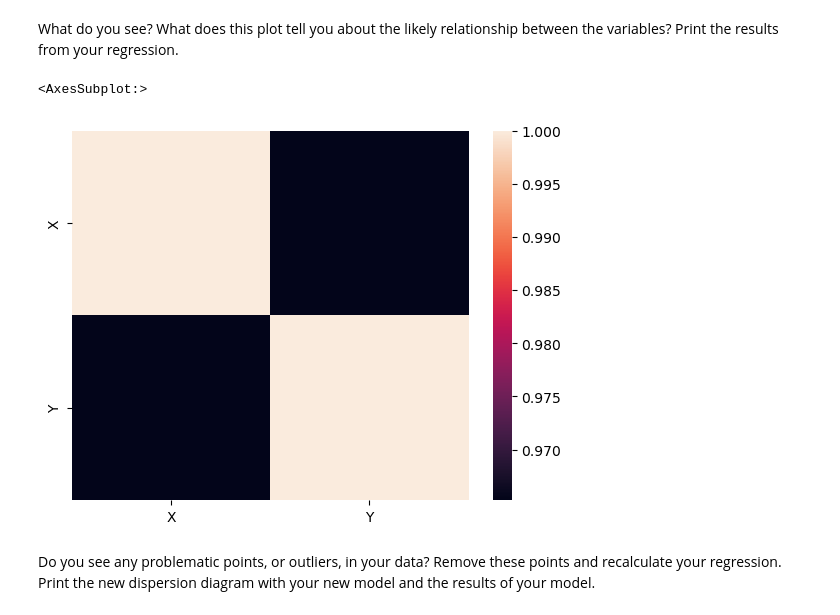
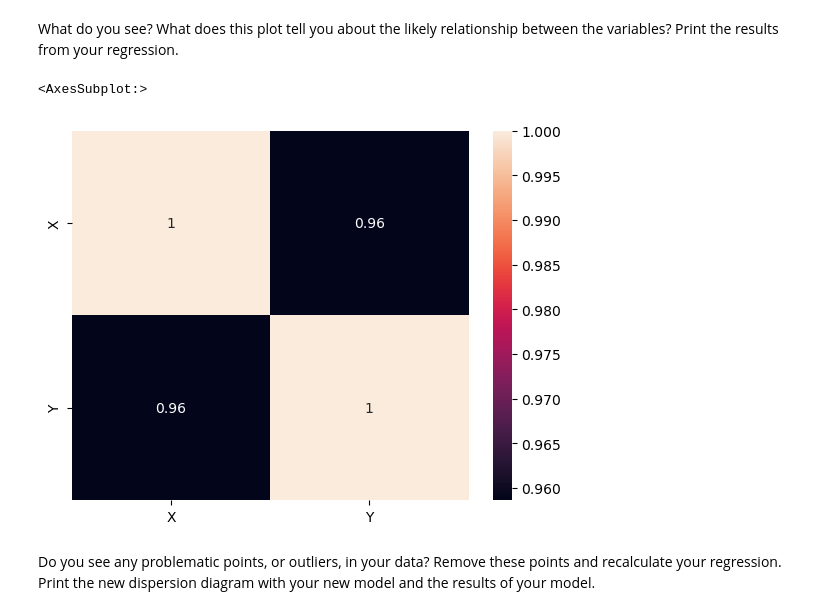
Before and after one commit to Ironhack-Data-Madrid-Enero-2023/7.3-lab_regression_analysis, a Jupyter notebook: your-code.ipynb, the cells around one changed output. Saved outputs shown, nothing was run; the diff lists cells and outputs as text; code cells hidden in the pictures.

```diff
--- a/your-code.ipynb
+++ b/your-code.ipynb
@@ -215,11 +215,11 @@ What do you see? What does this plot tell you about the likely relationship betw
 # %%
 # Si que hay una correlación
 #voy a imprimir la matriz de correlación
 
-sns.heatmap(party.corr())
+sns.heatmap(party.corr(), annot=True)
 # %% [output]
 <AxesSubplot:>
-[figure, old version]
+[figure, new version]
 # %% [markdown]
 Do you see any problematic points, or outliers, in your data? Remove these points and recalculate your regression. Print the new dispersion diagram with your new model and the results of your model.
 # %%
```
Also changed, not shown: parts of 5 cells of this notebook.
